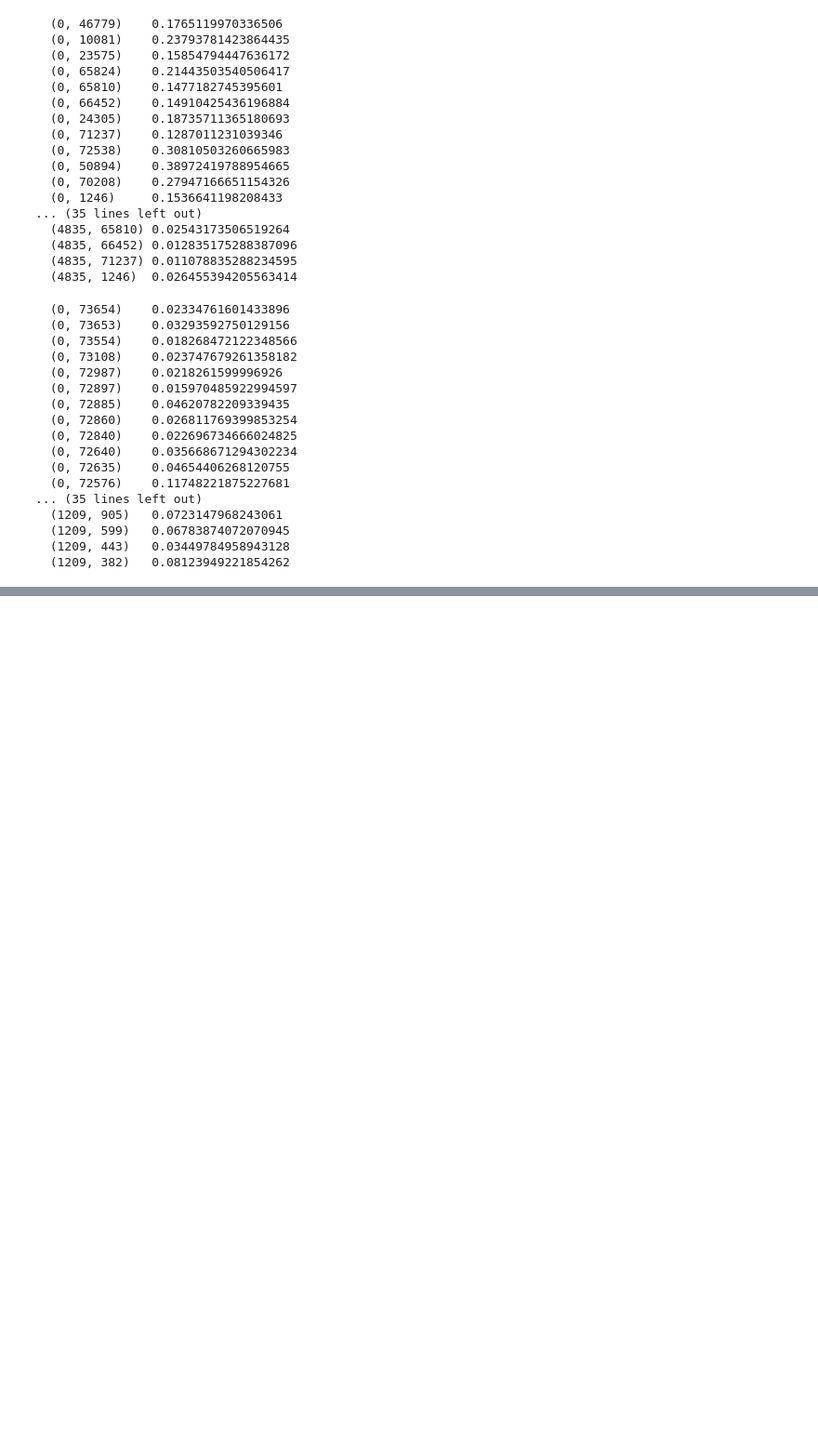
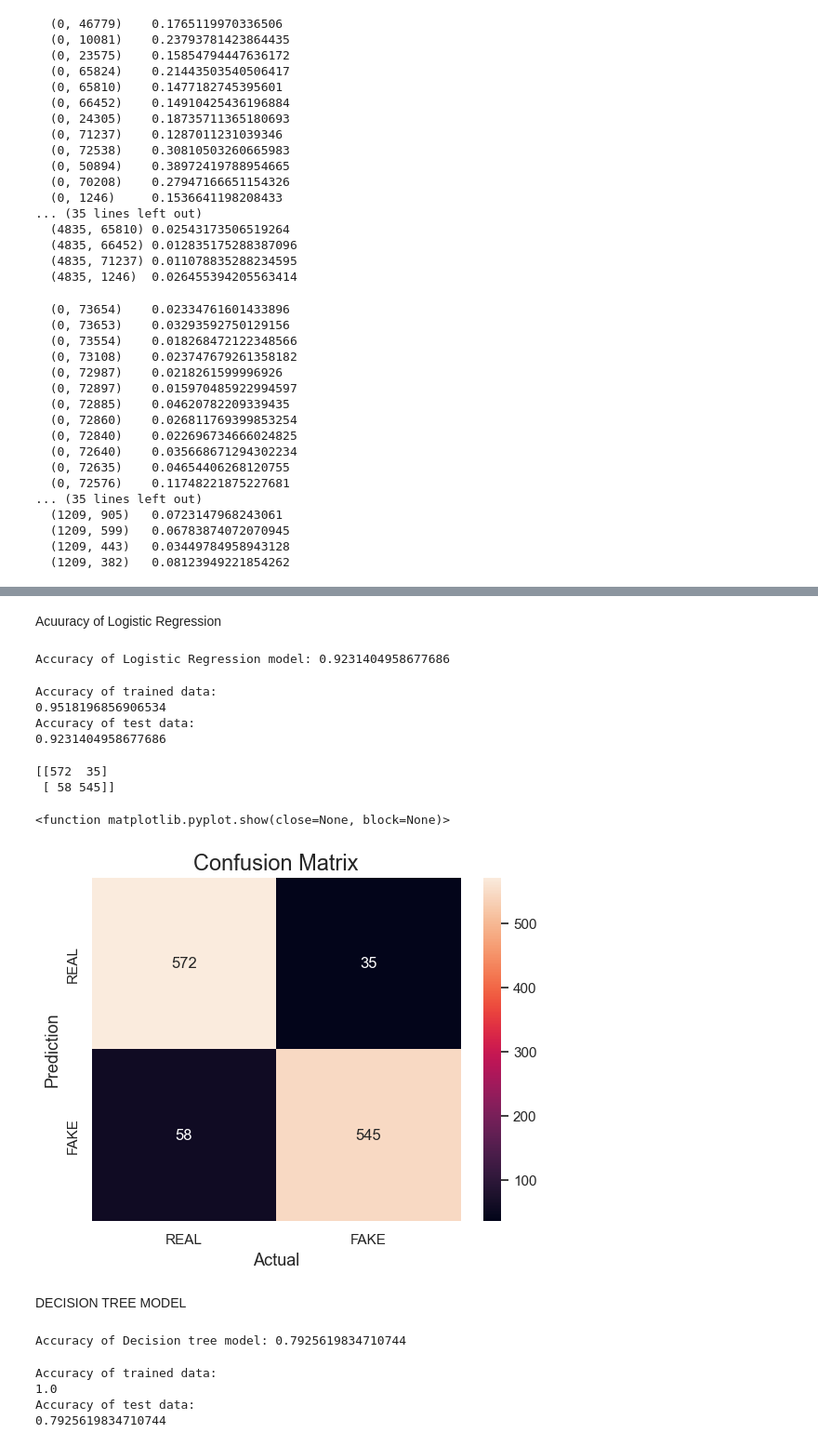
Before and after one commit to bandhavi2913/Fake-news-detection, a Jupyter notebook: Fake news detection.ipynb, the cells around one changed output, grey strips where cells are left out. Shown at 93% size. Saved outputs shown, nothing was run; the diff lists cells and outputs as text; code cells hidden in the pictures; blank space fills up the shorter version.

Commit message:
modelling

```diff
--- a/Fake news detection.ipynb
+++ b/Fake news detection.ipynb
@@ -382,7 +401,3 @@ print(x_test)
   (1209, 599)   0.06783874072070945
   (1209, 443)   0.03449784958943128
   (1209, 382)   0.08123949221854262
-# %%
-from sklearn.linear_model import LogisticRegression
-model = LogisticRegression()
-model.fit(x_train, y_train)
@@ -392,0 +408,44 @@ print(accuracy_score(y_test, model.predict(x_test)))
+# %%
+model1=reg.fit(x_train, y_train)
+# %%
+y_pred=model1.predict(x_test)
+# %% [markdown]
+Acuuracy of Logistic Regression
+# %%
+import sklearn.metrics
+accuracy1=sklearn.metrics.accuracy_score(y_test,y_pred)
+print("Accuracy of Logistic Regression model:",accuracy1)
+# %% [output]
+Accuracy of Logistic Regression model: 0.9231404958677686
+# %%
+print("Accuracy of trained data:")
+print(accuracy_score(y_train, model1.predict(x_train)))
+print("Accuracy of test data:")
+print(accuracy_score(y_test, model1.predict(x_test)))
+# %% [output]
+Accuracy of trained data:
+0.9518196856906534
+Accuracy of test data:
+0.9231404958677686
+# %%
+from sklearn.metrics import confusion_matrix
+cm= confusion_matrix(y_test,y_pred)
+print(cm)
+# %% [output]
+[[572  35]
+ [ 58 545]]
+# %%
+sns.heatmap(cm,
+            annot=True,
+            fmt='g',
+            xticklabels=['REAL','FAKE'],
+            yticklabels=['REAL','FAKE'])
+plt.ylabel('Prediction',fontsize=13)
+plt.xlabel('Actual',fontsize=13)
+plt.title('Confusion Matrix',fontsize=17)
+plt.show
+# %% [output]
+<function matplotlib.pyplot.show(close=None, block=None)>
+[figure, added]
+# %% [markdown]
+DECISION TREE MODEL
@@ -392,0 +459,17 @@ print(accuracy_score(y_test, model.predict(x_test)))
+# %%
+#accuracy of decision tree model
+import sklearn.metrics
+accuracy2=sklearn.metrics.accuracy_score(y_test,y_pred)
+print("Accuracy of Decision tree model:",accuracy2)
+# %% [output]
+Accuracy of Decision tree model: 0.7925619834710744
+# %%
+print("Accuracy of trained data:")
+print(accuracy_score(y_train, model2.predict(x_train)))
+print("Accuracy of test data:")
+print(accuracy_score(y_test, model2.predict(x_test)))
+# %% [output]
+Accuracy of trained data:
+1.0
+Accuracy of test data:
+0.7925619834710744
```
Also changed, not shown: parts of 24 cells of this notebook.
